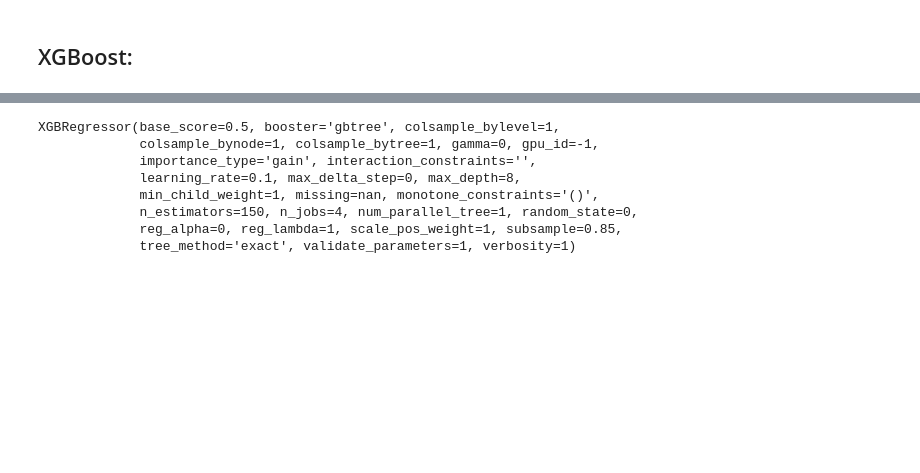
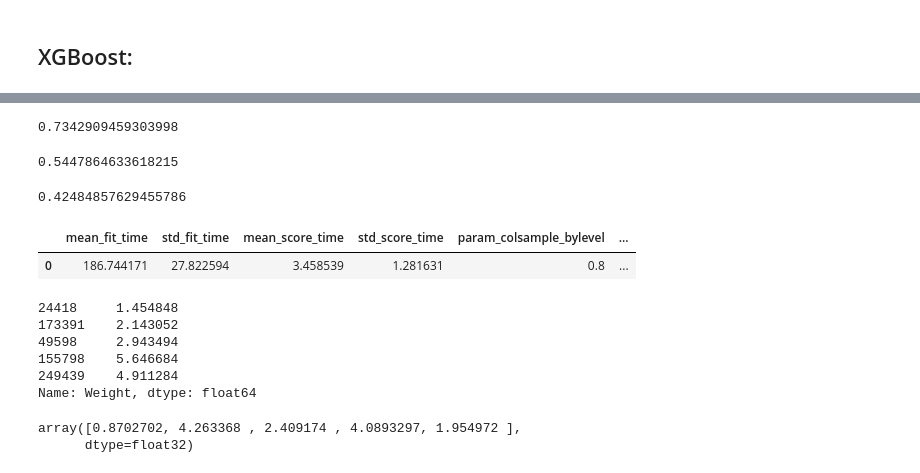
Before and after one commit to Deepankar-98/higgs_boson_kaggle, a Jupyter notebook: notebooks/06-Regg Model training.ipynb, the cells around one changed output, grey strips where cells are left out. Drawn from its saved outputs; the diff is of its cells as text; code cells hidden in the pictures; blank space fills up the shorter version.

```diff
--- a/notebooks/06-Regg Model training.ipynb
+++ b/notebooks/06-Regg Model training.ipynb
@@ -203,16 +204,23 @@ import xgboost as xgb
 from sklearn.model_selection import GridSearchCV
 # %%
 params = {
-    'max_depth': [6,7,8] ,
-    'learning_rate': [0.1, 0.2, 0.3, 0.4],
+    'max_depth': [8],
+    'learning_rate': [0.02],
+    'colsample_bylevel': [0.8],
+    'colsample_bytree': [0.85],
+    'gamma': [0.1]
 }
-x3 = xgb.XGBRegressor(n_estimators=150,  n_jobs=4, verbosity=1, subsample=0.85)
 
-gscv = GridSearchCV(estimator=x3, param_grid=params, n_jobs=4, cv=5)
+fit_params = {
+    'verbose':True,
+    'early_stopping_rounds':60,
+    'eval_set':[(X_test, y_test)],
+    'eval_metric' : 'rmse' }
 
-gscv.fit(X_train, y_train,
-      verbose=True,
-#       eval_metric='r_squared',
-      early_stopping_rounds=15,       # Early stopping gives lower rmse value but r2 value is less
-      eval_set=[(X_test, y_test)])
+x3 = xgb.XGBRegressor(n_estimators=2500, verbosity=1, subsample=0.85, n_jobs=4,
+                     max_depth=9, learning_rate=0.05, colsample_bylevel=0.8, colsample_bytree=0.85)
+x3.fit(X_train, y_train, **fit_params)
+
+# gscv = GridSearchCV(estimator=x3, param_grid=params, scoring='neg_root_mean_squared_error', cv=3, n_jobs=-4)
+# gscv.fit(X_train, y_train, **fit_params)
 # %% [output]
@@ -259,11 +252,24 @@ with open('../models/regg/grid_search_xgb_with_outliers.pkl', 'wb') as fp:
-# %%
-gscv.best_estimator_
-# %% [output]
-XGBRegressor(base_score=0.5, booster='gbtree', colsample_bylevel=1,
-             colsample_bynode=1, colsample_bytree=1, gamma=0, gpu_id=-1,
-             importance_type='gain', interaction_constraints='',
-             learning_rate=0.1, max_delta_step=0, max_depth=8,
-             min_child_weight=1, missing=nan, monotone_constraints='()',
-             n_estimators=150, n_jobs=4, num_parallel_tree=1, random_state=0,
-             reg_alpha=0, reg_lambda=1, scale_pos_weight=1, subsample=0.85,
-             tree_method='exact', validate_parameters=1, verbosity=1)
+# %%
+# gscv.best_params_
+# gscv.best_score_
+
+x3.score(X_train, y_train)
+# %% [output]
+0.7342909459303998
+# %%
+from sklearn.metrics import r2_score
+pred = gscv.predict(X_train)
+r2_score(pred, y_train)
+# %% [output]
+0.5447864633618215
+# %%
+from sklearn.metrics import r2_score
+pred = gscv.predict(X_test)
+r2_score(pred, y_test)
+# %% [output]
+0.42484857629455786
+# %%
+pd.DataFrame(gscv.cv_results_)
+# %% [output]
+|  | mean_fit_time | std_fit_time | mean_score_time | std_score_time | param_colsample_bylevel | ... |
+| 0 | 186.744171 | 27.822594 | 3.458539 | 1.281631 | 0.8 | ... |
@@ -269,0 +283,14 @@ XGBRegressor(base_score=0.5, booster='gbtree', colsample_bylevel=1,
+# %%
+y_train[:5]
+# %% [output]
+24418     1.454848
+173391    2.143052
+49598     2.943494
+155798    5.646684
+249439    4.911284
+Name: Weight, dtype: float64
+# %%
+x3.predict(X_train)[:5]
+# %% [output]
+array([0.8702702, 4.263368 , 2.409174 , 4.0893297, 1.954972 ],
+      dtype=float32)
```
Also changed, not shown: parts of 9 cells of this notebook, 3 other files.
